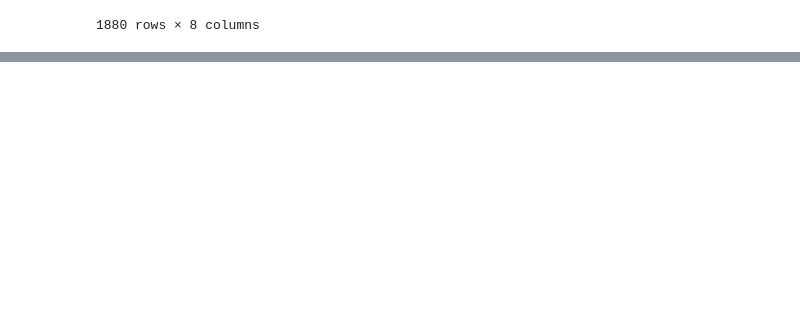
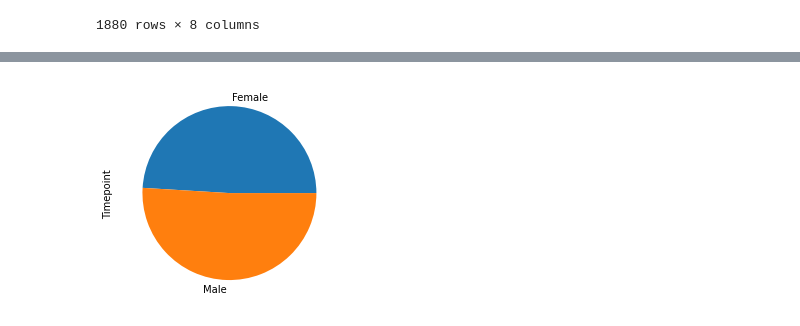
Before and after one commit to Wheezyotter/data_visualization-challenge, a Jupyter notebook: pymaceuticals.ipynb, the cells around one changed output, grey strips where cells are left out. Cells and saved outputs as stored; diff of their text form; code cells hidden in the pictures; blank space fills up the shorter version.

```diff
--- a/pymaceuticals.ipynb
+++ b/pymaceuticals.ipynb
@@ -109,0 +132,10 @@ tumor_vol_stdE = st.sem(clean_mouse_study["Tumor Volume (mm3)"])
+# %%
+female_mice_data = clean_mouse_study.loc[clean_mouse_study["Sex"] == "Female"]
+male_mice_data = clean_mouse_study.loc[clean_mouse_study["Sex"] == "Male"]
+
+sex_mice_data = clean_mouse_study.groupby(["Sex"])
+sex_mice_data_counts = sex_mice_data.count()
+sex_mice_data_counts
+pandas_sex_plot = sex_mice_data_counts["Timepoint"].plot(kind = "pie", )
+# %% [output]
+[figure, added]
```
Also changed, not shown: parts of 5 cells of this notebook.
